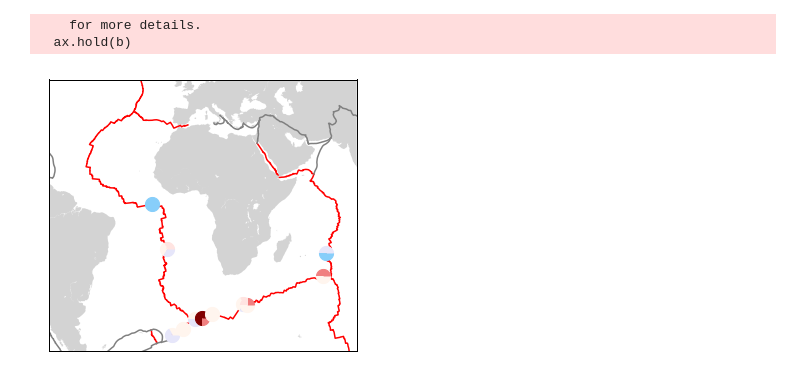
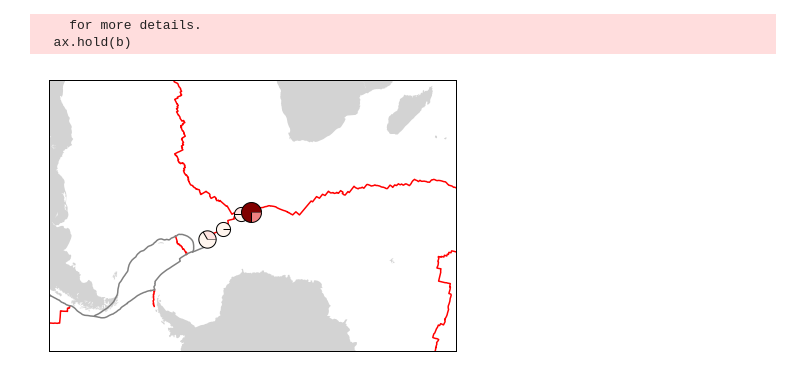
Before and after one commit to skbirner/Tables, a Jupyter notebook: fO2 maps.ipynb, the cells around one changed output. Saved outputs shown, nothing was run; the diff lists cells and outputs as text; code cells hidden in the pictures.

Commit message:
Updates to fO2 plots

```diff
--- a/fO2 maps.ipynb
+++ b/fO2 maps.ipynb
@@ -7,11 +7,19 @@ import math
 
 # Load file with Fractional Melting Output, from reemodel_v5.m
 xl = pd.ExcelFile('SWIR_input.xlsx')
+
 ridge_latlong = xl.parse('Sheet5').as_matrix()
-ridge_fO2 = ridge_latlong[:,0] # Bryndzia and Wood fO2
-ridge_loc = ridge_latlong[:,1] # Ridge location code
-lat_ridge = ridge_latlong[:,2] # Latitudes from all ridges
-long_ridge = ridge_latlong[:,3] # Longtitudes from all ridge segments
+ridge_olopx = ridge_latlong[ridge_latlong[:,4]==1,:]
+ridge_fO2 = ridge_olopx[:,5] # Bryndzia and Wood, our fO2
+ridge_loc = ridge_olopx[:,1] # Ridge location code
+lat_ridge = ridge_olopx[:,2] # Latitudes from all ridges
+long_ridge = ridge_olopx[:,3] # Longtitudes from all ridge segments
+
+SWIR_latlong = xl.parse('Sheet3').as_matrix()
+SWIR_fO2 = SWIR_latlong[:,0]
+SWIR_loc = SWIR_latlong[:,6]
+SWIR_lat = SWIR_latlong[:,7]
+SWIR_long = SWIR_latlong[:,8]
 
 def plot_boundary(file,clr):
     f = open(file)
@@ -67,14 +75,14 @@ def draw_pie(ax,ratios=[0.4,0.3,0.3], X=0, Y=0, size = 1000):
         n+=1
 
     for i, xyi in enumerate(xy):
-        ax.scatter([X],[Y] , marker=(xyi,0), s=size, facecolor=colors[clrs[i]], zorder=10 )
+        ax.scatter([X],[Y] , marker=(xyi,0), s=size, facecolor=colors[clrs[i]], edgecolor='black',zorder=10 )
 
 fig = plt.figure()
 fig.set_size_inches(10, 5)
 
 # make sure the value of resolution is a lowercase L,
 #  for 'low', not a numeral 1
-m = Basemap(width=17000000,height=15000000,projection='stere',lat_0=-6, lon_0=7,
+m = Basemap(width=12000000,height=8000000,projection='stere',lat_0=-55, lon_0=7,
               resolution='l', area_thresh=1000.0)
 
 #m.drawcoastlines()
@@ -82,44 +90,44 @@ m = Basemap(width=17000000,height=15000000,projection='stere',lat_0=-6, lon_0=7,
 m.fillcontinents(color='lightgray')
 m.drawmapboundary()
 
 #m.drawmeridians(np.arange(0, 360, 30))
 #m.drawparallels(np.arange(-90, 90, 30))
 
 plot_boundary('ridge.txt', 'r')
 plot_boundary('transform.txt', 'gray')
 plot_boundary('trench.txt', 'gray')
 
 ax = plt.subplot(111)
 
 First = True
 fO2_bins = np.zeros(8)
 for i in range(len(lat_ridge)):
     if First==True:
         First=False
     elif ridge_loc[i] != ridge_loc[i-1]:
         ratios = fO2_bins/sum(fO2_bins)
         X,Y = m(long_ridge[i-1],lat_ridge[i-1])
-        draw_pie(ax,ratios, X, Y,size=200)
+        draw_pie(ax,ratios, X, Y,size=100*(sum(fO2_bins)))
         fO2_bins = np.zeros(8)
 
-    if ridge_fO2[i] < -2.0: fO2_bins[0] += 1
-    elif -2.0 <= ridge_fO2[i] < -1.5: fO2_bins[1] += 1
-    elif -1.5 <= ridge_fO2[i] < -1.0: fO2_bins[2] += 1
-    elif -1.0 <= ridge_fO2[i] < -0.5: fO2_bins[3] += 1
-    elif -0.5 <= ridge_fO2[i] < 0: fO2_bins[4] += 1
-    elif 0 <= ridge_fO2[i] < 0.5: fO2_bins[5] += 1
-    elif 0.5 <= ridge_fO2[i] < 1: fO2_bins[6] += 1
+    if ridge_fO2[i] < -1.0: fO2_bins[0] += 1
+    elif -1.0 <= ridge_fO2[i] < -0.5: fO2_bins[1] += 1
+    elif -0.5 <= ridge_fO2[i] < 0: fO2_bins[2] += 1
+    elif 0 <= ridge_fO2[i] < 0.5: fO2_bins[3] += 1
+    elif 0.5 <= ridge_fO2[i] < 1.0: fO2_bins[4] += 1
+    elif 1.0 <= ridge_fO2[i] < 1.5: fO2_bins[5] += 1
+    elif 1.5 <= ridge_fO2[i] < 2: fO2_bins[6] += 1
     else: fO2_bins[7] += 1
 
-
-#ax = plt.subplot(111)
-#for i in range(len(lat_ridge)):
-#    X,Y = m(long_ridge[i],lat_ridge[i])
-#    draw_pie(ax,[0.5,0.25,0.25], X, Y,size=200)
+    if i==len(lat_ridge)-1:
+        ratios = fO2_bins/sum(fO2_bins)
+        X,Y = m(long_ridge[i],lat_ridge[i])
+        draw_pie(ax,ratios, X, Y,size=100*(sum(fO2_bins)))
+        fO2_bins = np.zeros(8)
 
 plt.savefig('topo.eps')
 plt.show()
 # %% [output]
     for more details.
   ax.hold(b)
-[figure, old version]
+[figure, new version]
```
Also changed, not shown: parts of 1 cell of this notebook, 7 other files.
